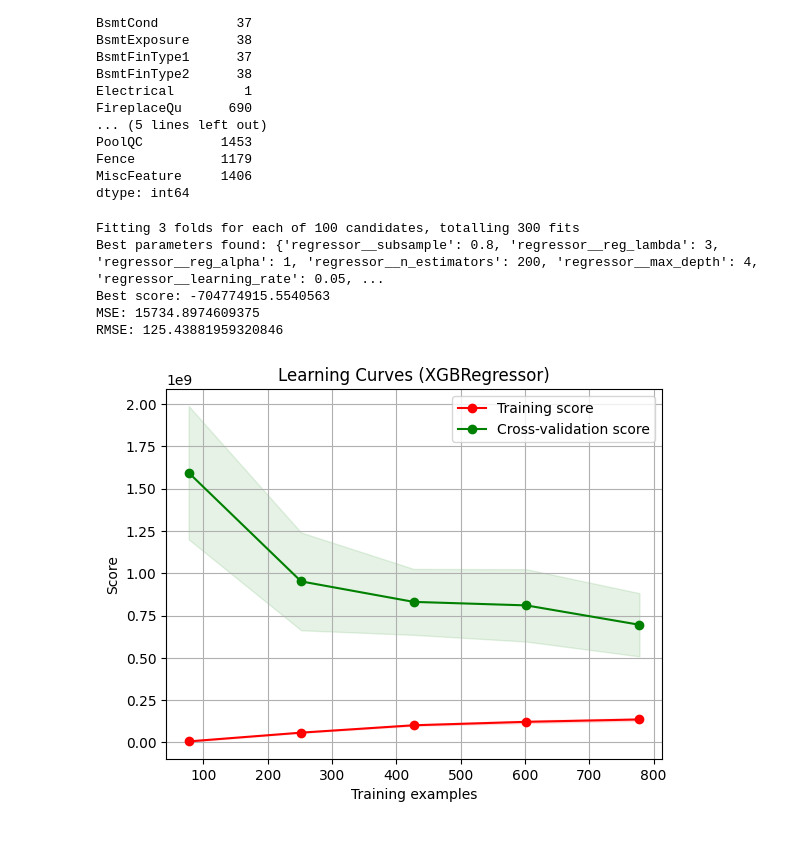
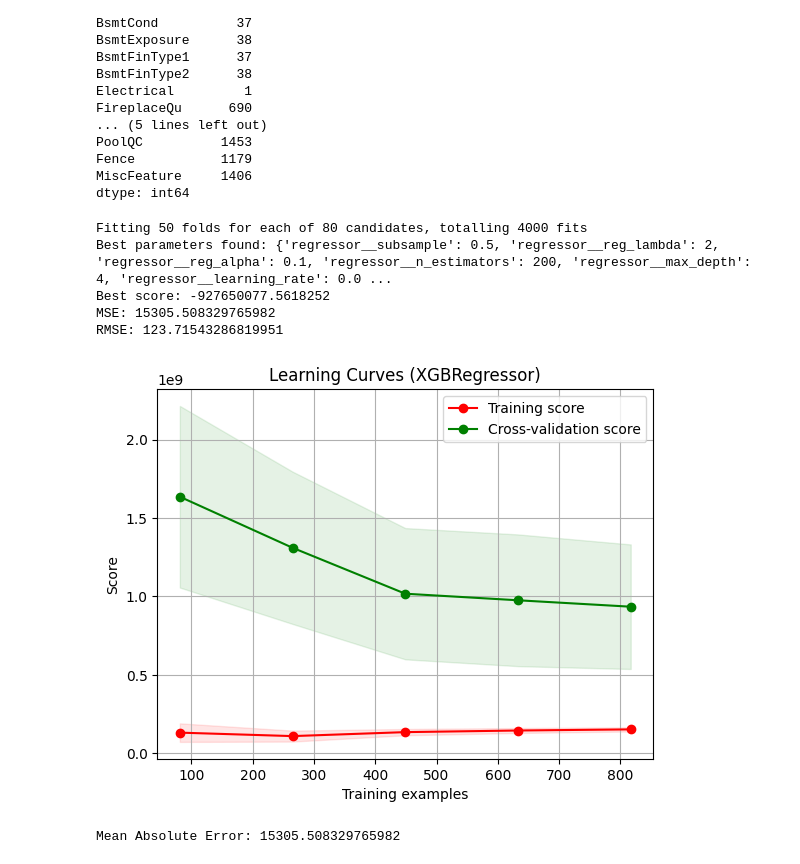
Before and after one commit to NasdormML/House_Price_Prediction, a Jupyter notebook: XGB_regress.ipynb, the cells around one changed output. Cells and saved outputs as stored; diff of their text form; code cells hidden in the pictures.

Commit message:
Update kfold method

```diff
--- a/XGB_regress.ipynb
+++ b/XGB_regress.ipynb
@@ -60,7 +60,7 @@ dtype: int64
 X = data.drop('SalePrice', axis=1)
 y = data['SalePrice']
 
-X_train, X_test, y_train, y_test = train_test_split(X, y, test_size=0.2, random_state=42)
+X_train, X_test, y_train, y_test = train_test_split(X, y, test_size=0.3, random_state=42)
 
 #Нахождение атеориальных и числовых столбцов
 categorical_columns = X_train.select_dtypes(include=['object']).columns
@@ -94,22 +94,25 @@ model = Pipeline(steps=[
 ])
 
 param_dist = {
-    'regressor__n_estimators': [50, 100, 150, 200, 300],
-    'regressor__max_depth': [2, 3, 4],
-    'regressor__learning_rate': [0.01, 0.02, 0.03, 0.04, 0.05, 0.1],
+    'regressor__n_estimators': [100, 200,],
+    'regressor__max_depth': [3, 4],
+    'regressor__learning_rate': [0.01, 0.02, 0.05, 0.1],
     'regressor__subsample': [0.2, 0.3, 0.5, 0.6, 0.8],
-    'regressor__colsample_bytree': [0.2, 0.3, 0.4, 0.5, 0.6, 0.7, 0.8],
-    'regressor__gamma': [0, 0.1, 0.2],
-    'regressor__reg_alpha': [0.1, 0.5, 0.75, 1, 2, 3],
-    'regressor__reg_lambda': [1, 1.5, 2, 3, 4]
+    'regressor__colsample_bytree': [0.6, 0.7,],
+    'regressor__gamma': [0.1, 0.2],
+    'regressor__reg_alpha': [0.1, 0.5, 0.75, 1, 1.5, 2,],
+    'regressor__reg_lambda': [1, 1.5, 2,]
 }
+
+rkf = RepeatedKFold(n_splits=5, n_repeats=10, random_state=42)
+loo = LeaveOneOut()
 
 random_search = RandomizedSearchCV(
     estimator=model,
     param_distributions=param_dist,
-    n_iter=100,
+    n_iter=80,
     scoring='neg_mean_squared_error',
-    cv=3,
+    cv=rkf,
     verbose=1,
     random_state=42,
     n_jobs=-1
@@ -138,43 +141,59 @@ print(f'RMSE: {rmse}')
 #  'regressor__learning_rate': 0.2, 'regressor__gamma': 0.2, 'regressor__colsample_bytree': 0.6
 # MSE 15789
 # %% [output]
-Fitting 3 folds for each of 100 candidates, totalling 300 fits
-Best parameters found: {'regressor__subsample': 0.8, 'regressor__reg_lambda': 3, 'regressor__reg_alpha': 1, 'regressor__n_estimators': 200, 'regressor__max_depth': 4, 'regressor__learning_rate': 0.05, ...
-Best score: -704774915.5540563
-MSE: 15734.8974609375
-RMSE: 125.43881959320846
+Fitting 50 folds for each of 80 candidates, totalling 4000 fits
+Best parameters found: {'regressor__subsample': 0.5, 'regressor__reg_lambda': 2, 'regressor__reg_alpha': 0.1, 'regressor__n_estimators': 200, 'regressor__max_depth': 4, 'regressor__learning_rate': 0.0 ...
+Best score: -927650077.5618252
+MSE: 15305.508329765982
+RMSE: 123.71543286819951
 # %%
 def plot_learning_curve(estimator, title, X, y, cv=None, n_jobs=None, train_sizes=np.linspace(.1, 1.0, 5)):
     plt.figure()
     plt.title(title)
     plt.xlabel("Training examples")
     plt.ylabel("Score")
 
     train_sizes, train_scores, test_scores = learning_curve(
         estimator, X, y, cv=cv, n_jobs=n_jobs, train_sizes=train_sizes, scoring='neg_mean_squared_error')
 
     train_scores_mean = -train_scores.mean(axis=1)
     train_scores_std = train_scores.std(axis=1)
     test_scores_mean = -test_scores.mean(axis=1)
     test_scores_std = test_scores.std(axis=1)
 
     plt.grid()
 
     plt.fill_between(train_sizes, train_scores_mean - train_scores_std,
                      train_scores_mean + train_scores_std, alpha=0.1,
                      color="r")
     plt.fill_between(train_sizes, test_scores_mean - test_scores_std,
                      test_scores_mean + test_scores_std, alpha=0.1, color="g")
     plt.plot(train_sizes, train_scores_mean, 'o-', color="r",
              label="Training score")
     plt.plot(train_sizes, test_scores_mean, 'o-', color="g",
              label="Cross-validation score")
 
     plt.legend(loc="best")
     return plt
 
 # Построение кривой обучения для лучшей модели
-plot_learning_curve(best_model, "Learning Curves (XGBRegressor)", X_train, y_train, cv=3, n_jobs=-1)
+plot_learning_curve(best_model, "Learning Curves (XGBRegressor)", X_train, y_train, cv=rkf, n_jobs=-1)
 plt.show()
 # %% [output]
-[figure, old version]
+[figure, new version]
+# %%
+import pickle
+
+# Сохранение модели в файл
+with open('xgb_model.pkl', 'wb') as file:
+    pickle.dump(best_model, file)
+
+# Загрузка модели из файла (для проверки)
+with open('xgb_model.pkl', 'rb') as file:
+    loaded_model = pickle.load(file)
+
+# Проверка загруженной модели
+y_pred = loaded_model.predict(X_test)
+print("Mean Absolute Error:", mean_absolute_error(y_test, y_pred))
+# %% [output]
+Mean Absolute Error: 15305.508329765982
```
Also changed, not shown: parts of 1 cell of this notebook, 1 other file.
